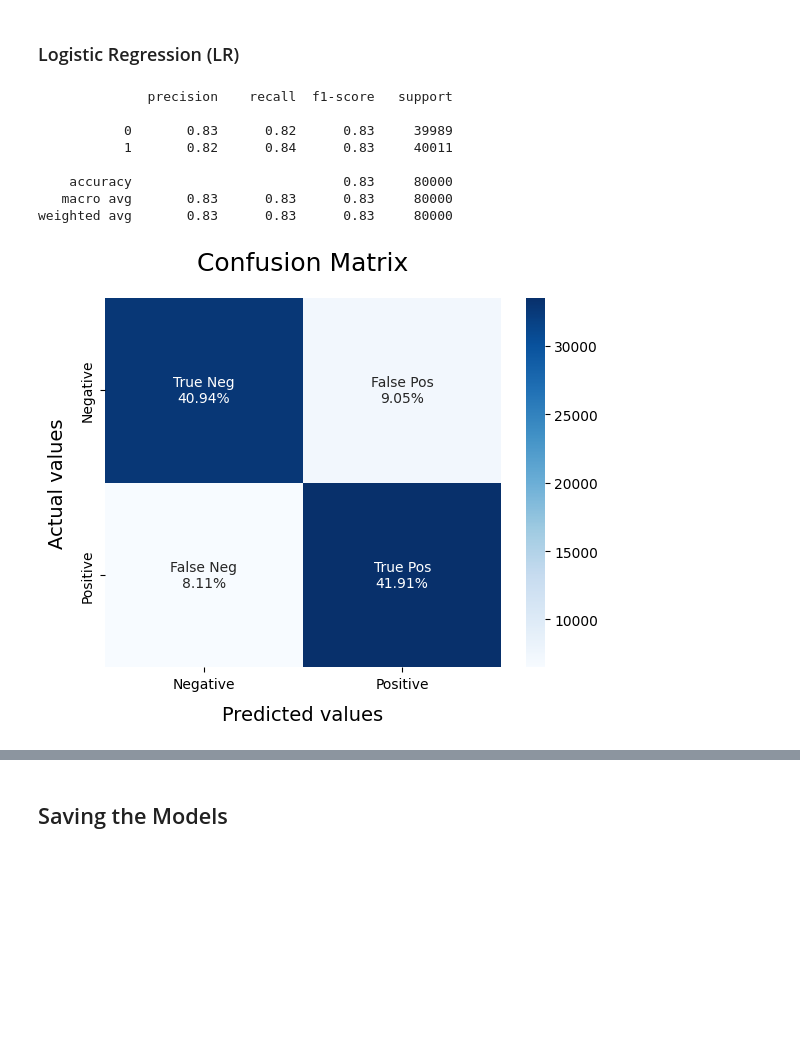
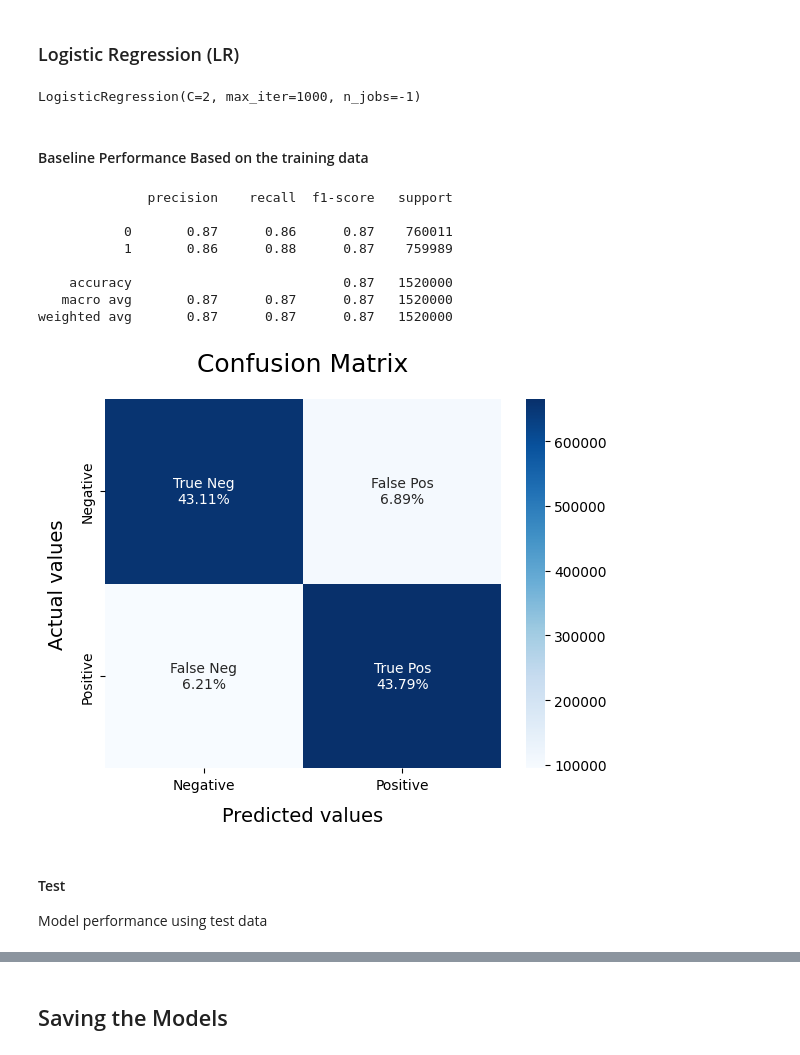
Before and after one commit to efwoods/TwitterSentimentAnalysis, a Jupyter notebook: analysis.ipynb, the cells around one changed output, grey strips where cells are left out. Drawn from its saved outputs; the diff is of its cells as text; code cells hidden in the pictures; blank space fills up the shorter version.

```diff
--- a/analysis.ipynb
+++ b/analysis.ipynb
@@ -225,14 +375,23 @@ weighted avg       0.82      0.82      0.82     80000
 # %%
 LRmodel = LogisticRegression(C = 2, max_iter = 1000, n_jobs=-1)
 LRmodel.fit(X_train, y_train)
-model_Evaluate(LRmodel)
 # %% [output]
-              precision    recall  f1-score   support
-
-           0       0.83      0.82      0.83     39989
-           1       0.82      0.84      0.83     40011
-
-    accuracy                           0.83     80000
-   macro avg       0.83      0.83      0.83     80000
-weighted avg       0.83      0.83      0.83     80000
+LogisticRegression(C=2, max_iter=1000, n_jobs=-1)
-[figure, removed]
+# %% [markdown]
+#### Baseline Performance Based on the training data
+# %%
+# Checking the performance on the training data (potential possible performance)
+baseline_metrics_score(LRmodel, X_train, y_train)
+# %% [output]
+              precision    recall  f1-score   support
+
+           0       0.87      0.86      0.87    760011
+           1       0.86      0.88      0.87    759989
+
+    accuracy                           0.87   1520000
+   macro avg       0.87      0.87      0.87   1520000
+weighted avg       0.87      0.87      0.87   1520000
+[figure, added]
+# %% [markdown]
+#### Test
+Model performance using test data
```
Also changed, not shown: parts of 29 cells of this notebook.
